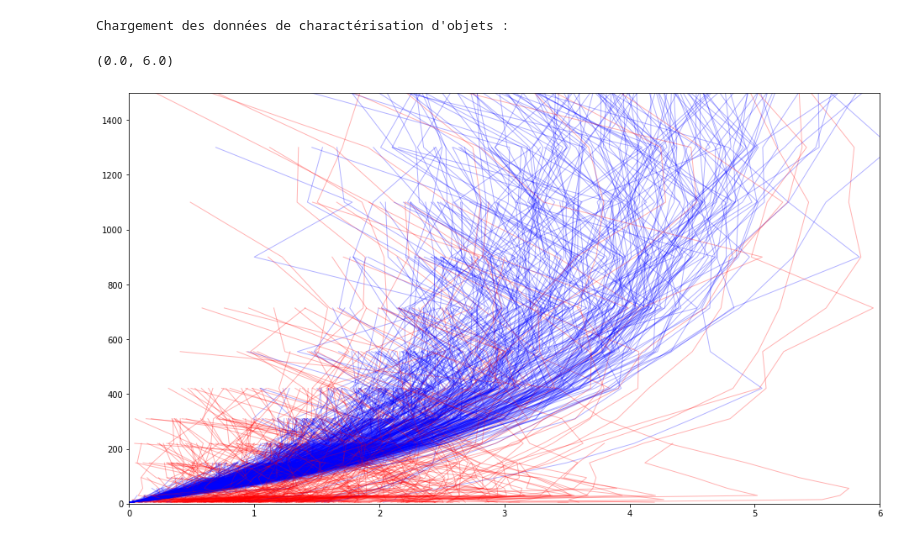
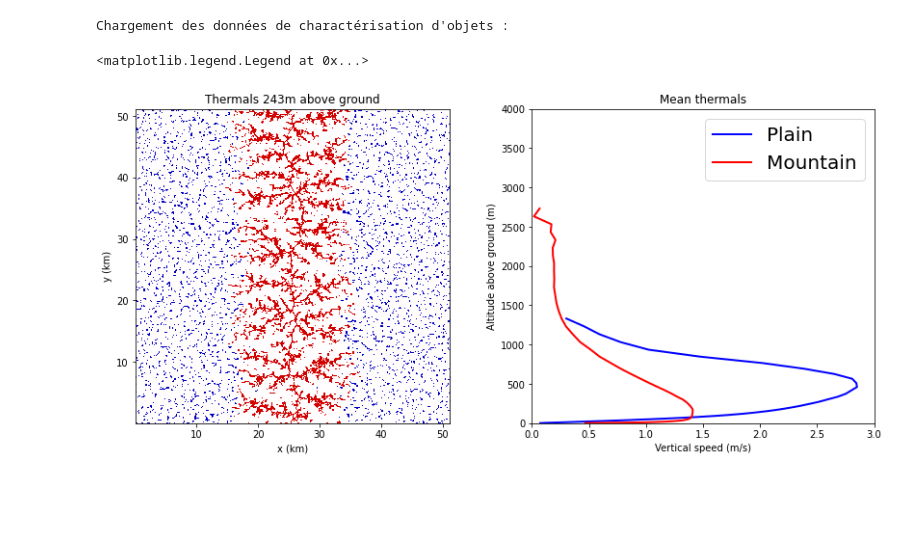
Before and after one commit to philinat/PhD, a Jupyter notebook: Objects_analysis.ipynb, the cells around one changed output. Saved outputs shown, nothing was run; the diff lists cells and outputs as text; code cells hidden in the pictures; blank space fills up the shorter version.

```diff
--- a/Objects_analysis.ipynb
+++ b/Objects_analysis.ipynb
@@ -93,18 +100,55 @@ for it,file in enumerate(lFiles):
     printProgressBar(it+1,nt)
 # %% [output]
 Chargement des données de charactérisation d'objets :
-# %%
-it = 10
-plt.figure(figsize=(16,9))
-PL = list_charac[it][:,0,5,0] > 98500
-MO = list_charac[it][:,0,5,0] < 90000
-for i in range(len(list_charac[it])):
-    if PL[i]:
-        plt.plot(list_charac[it][i,:,2,3],z,color='b',linewidth=1,alpha=0.3)
-    if MO[i]:
-        plt.plot(list_charac[it][i,:,2,3],z,color='r',linewidth=1,alpha=0.3)
-plt.ylim([0,3000])
-plt.xlim([0,6])
-# %% [output]
-(0.0, 6.0)
-[figure, removed]
+# %%
+it = 5
+iz=20
+fig,ax = plt.subplots(ncols=2,figsize=(14,6))
+
+#PL = list_charac[it][:,0,5,0] > 98500
+#MO = list_charac[it][:,0,5,0] < 98500
+PL = list_charac[it][:,0,5,2] > 90000
+MO = list_charac[it][:,0,5,2] < 90000
+MO[0] = False
+
+
+objects_MO = np.arange(0,len(list_charac[it]))[MO]
+map_objects_MO = - np.array(list_objects[it][iz,:,:] >0 , dtype=np.float32)
+for j in range(ny):
+    for i in range(nx):
+        if list_objects[it][iz,j,i] in objects_MO:
+            map_objects_MO[j,i] = 1
+
+ax[0].imshow(map_objects_MO,cmap='seismic',vmin=-1.5,vmax=1.5,extent=(x[0]/1000,x[-1]/1000,y[0]/1000,y[-1]/1000),origin='lower',interpolation='none')
+ax[0].set_title('Thermals '+str(round(z[iz]))+'m above ground')
+ax[0].set_xlabel("x (km)")
+ax[0].set_ylabel("y (km)")
+#ax[0].colorbar()
+
+
+thermal_MO = np.zeros_like(z)
+thermal_MO = np.nansum(list_charac[it][MO,:,2,0]*list_area[it][MO,:],axis=0) / np.nansum(list_area[it][MO,:],axis=0)
+thermal_MO_old = np.nanmean(list_charac[it][MO,:,2,0],axis=0)
+
+thermal_PL = np.zeros_like(z)
+thermal_PL = np.nansum(list_charac[it][PL,:,2,0]*list_area[it][PL,:],axis=0) / np.nansum(list_area[it][PL,:],axis=0)
+thermal_PL_old = np.nanmean(list_charac[it][PL,:,2,0],axis=0)
+
+# for i in range(len(list_charac[it])):
+#     if PL[i]:
+#         plt.plot(list_charac[it][i,:,2,0],z,color='b',linewidth=1,alpha=0.01)
+#     if MO[i]:
+#         plt.plot(list_charac[it][i,:,2,0],z,color='r',linewidth=1,alpha=0.01)
+
+ax[1].plot(thermal_PL,z,color='b',linewidth=2,alpha=1,label="Plain")
+ax[1].plot(thermal_MO,z,color='r',linewidth=2,alpha=1,label="Mountain")
+
+ax[1].set_title("Mean thermals")
+ax[1].set_xlabel("Vertical speed (m/s)")
+ax[1].set_ylabel("Altitude above ground (m)")
+ax[1].set_ylim([0,4000])
+ax[1].set_xlim([0,3])
+ax[1].legend(fontsize=20)
+# %% [output]
+<matplotlib.legend.Legend at 0x...>
+[figure, added]
```
Also changed, not shown: parts of 6 cells of this notebook, 54 other files.
